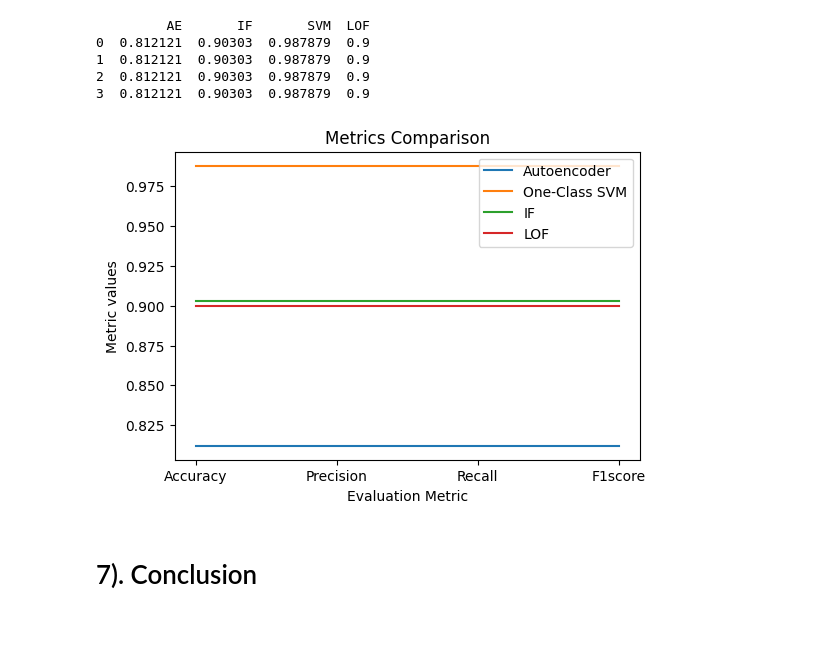
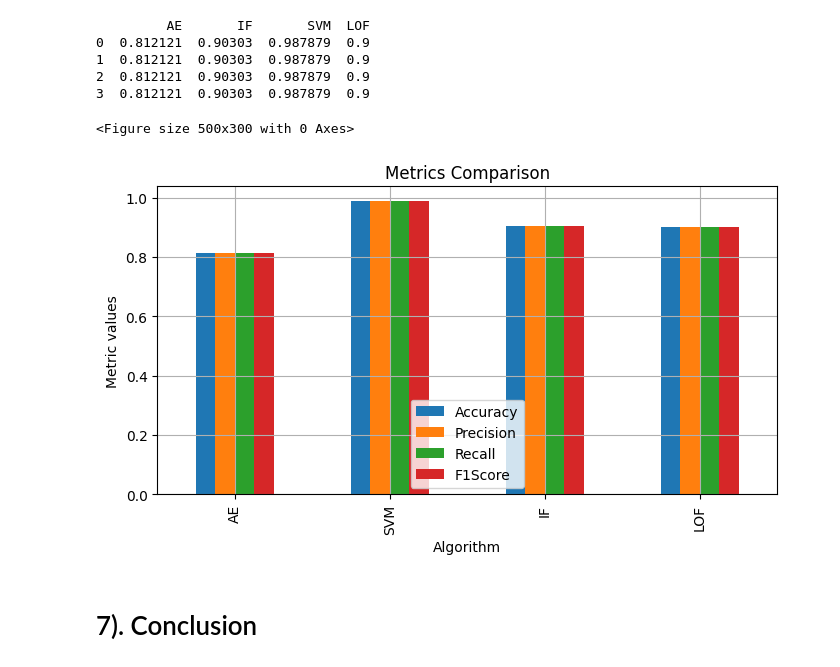
Before and after one commit to kisomo/Anomaly-Detection, a Jupyter notebook: models.ipynb, the cells around one changed output. Drawn from its saved outputs; the diff is of its cells as text; code cells hidden in the pictures; blank space fills up the shorter version.

Commit message:
added the metrics comparison chart

```diff
--- a/models.ipynb
+++ b/models.ipynb
@@ -577,20 +577,28 @@ print(metrics_df)
 1  0.812121  0.90303  0.987879  0.9
 2  0.812121  0.90303  0.987879  0.9
 3  0.812121  0.90303  0.987879  0.9
-# %%
-categories = ["Accuracy", "Precision", "Recall", "F1score"]
-plt.figure(figsize=(6,4))
-plt.plot(categories, AE_scores, label='Autoencoder')
-plt.plot(categories, SVM_scores, label='One-Class SVM')
-plt.plot(categories, IF_scores, label='IF')
-plt.plot(categories, LOF_scores, label='LOF')
-plt.xlabel('Evaluation Metric')
-plt.ylabel('Metric values')
-plt.title('Metrics Comparison')
-plt.legend()
-plt.show()
-# %% [output]
-[figure, removed]
+# %%
+
+plt.figure(figsize=(5,3))
+# Make a data definition
+_data=[["AE", 0.812121, 0.812121, 0.812121, 0.812121],
+      ["SVM", 0.987879, 0.987879, 0.987879, 0.987879],
+      ["IF", 0.90303  ,0.90303  ,0.90303  ,0.90303  ],
+      ["LOF", 0.9, 0.9, 0.9, 0.9],
+     ]
+#Plot multiple columns bar chart
+_df = pd.DataFrame(_data, columns=["ID", "Accuracy", "Precision", "Recall", "F1Score"])
+_df.plot(x="ID", y=["Accuracy", "Precision", "Recall", "F1Score",], kind="bar",figsize=(8,4))
+plt.xlabel('Algorithm')
+plt.ylabel('Metric values')
+plt.title('Metrics Comparison')
+plt.grid(True)
+# Display the plot
+plt.legend()
+plt.show()
+# %% [output]
+<Figure size 500x300 with 0 Axes>
+[figure, added]
 # %% [markdown]
 # 7). Conclusion
 # %% [markdown]
```
Also changed, not shown: parts of 1 cell of this notebook.
